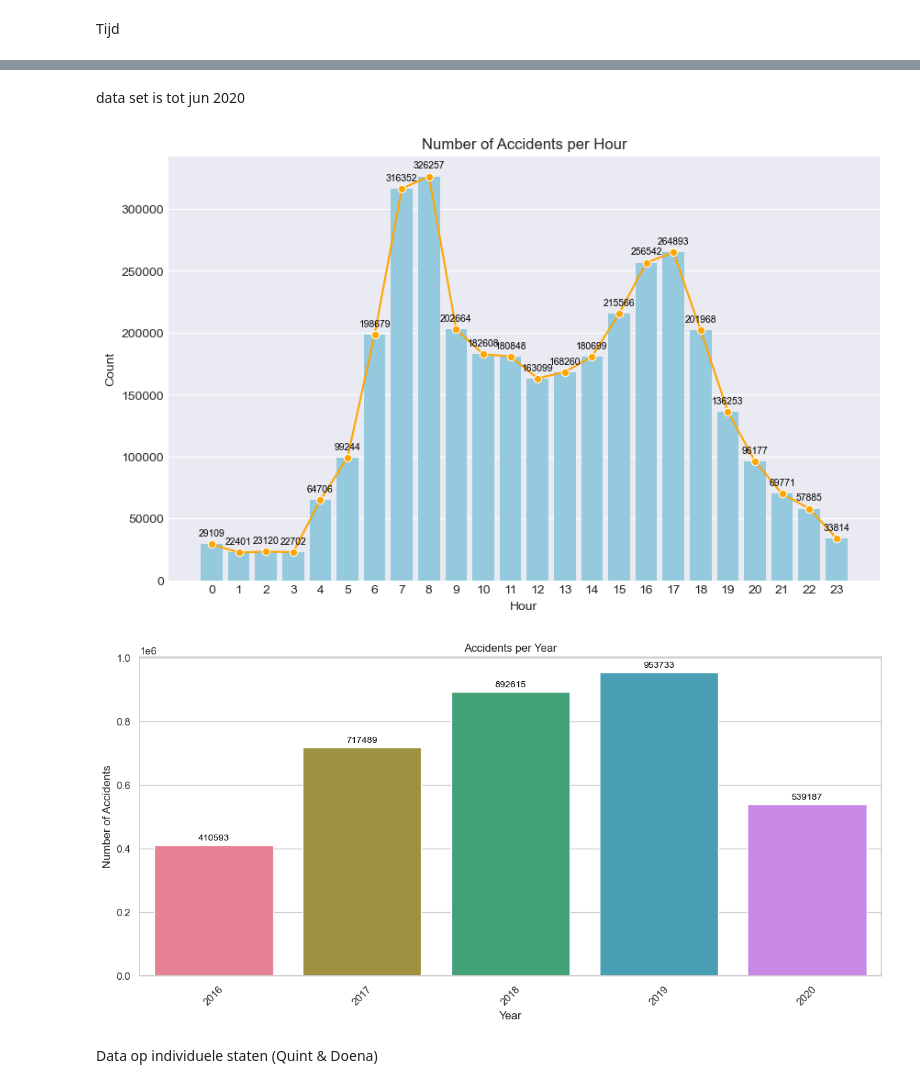
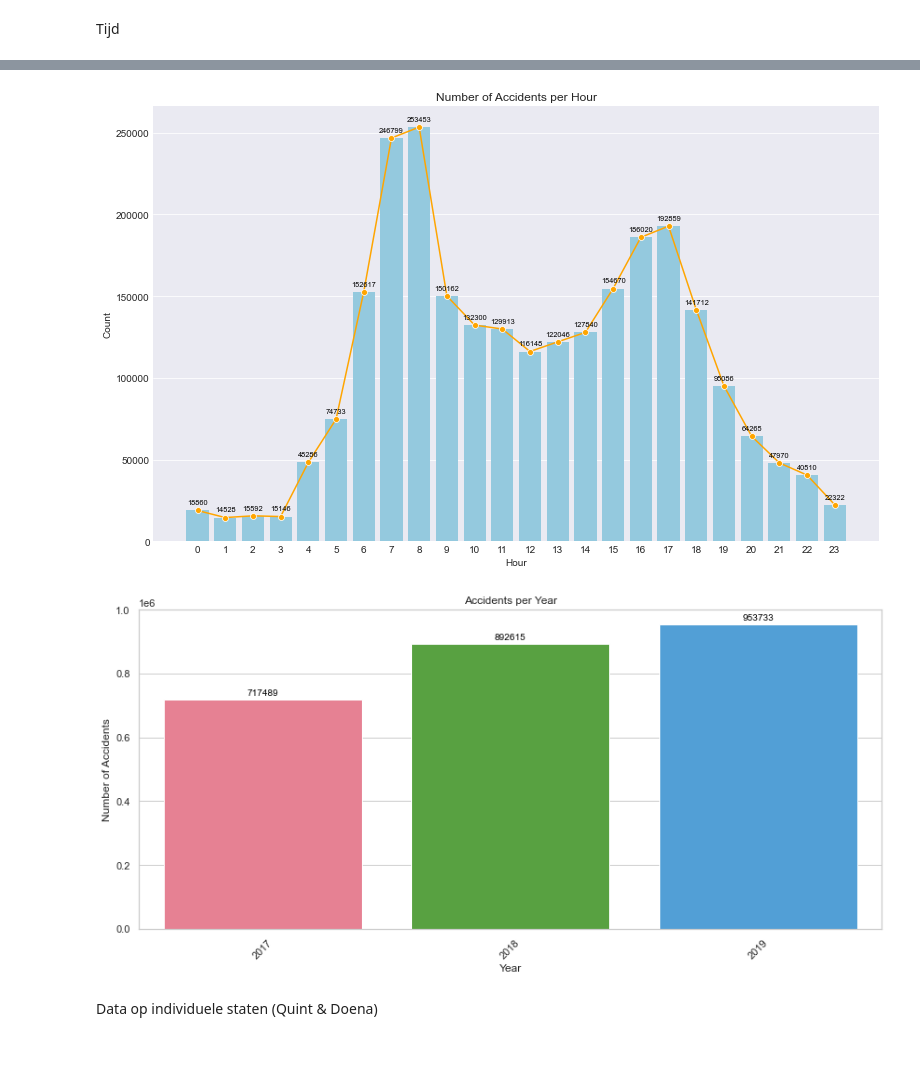
Before and after one commit to IsabelvanDam19/WT_Specialisatie, a Jupyter notebook: Beetje dingen enzo.ipynb, the cells around one changed output, grey strips where cells are left out. Saved outputs shown, nothing was run; the diff lists cells and outputs as text; code cells hidden in the pictures; blank space fills up the shorter version.

```diff
--- a/Beetje dingen enzo.ipynb
+++ b/Beetje dingen enzo.ipynb
@@ -185,6 +171,9 @@ df["Year"]=df["Start_Time"].dt.year
 df["Month"]=df["Start_Time"].dt.month_name()
 df["Day"]=df["Start_Time"].dt.day_name()
 df['Hour']=df['Start_Time'].dt.hour
+# %%
+df_wholey = df[df['Year'].isin([2017, 2018, 2019])]
+#controleer of elke maand voorkomt in elk jaar
 # %%
 # Set the style
 plt.style.use('seaborn-darkgrid')
@@ -281,11 +271,7 @@ plt.show()
-# %%
-df_wholey = df[df['Year'].isin(['2017', '2018', '2019'])]
-# %% [markdown]
-data set is tot jun 2020
 # %%
-hour_counts = df["Hour"].value_counts().reset_index()
+hour_counts = df_wholey["Hour"].value_counts().reset_index()
 hour_counts.columns = ["Hour", "Count"]
-plt.figure(figsize=(10, 6))
+plt.figure(figsize=(13, 8))
 
 # Create a bar plot
 ax = sns.barplot(data=hour_counts, x="Hour", y="Count", color="skyblue")
@@ -307,35 +293,35 @@ plt.title("Number of Accidents per Hour")
 
 plt.show()
 # %% [output]
-[figure, old version]
+[figure, new version]
 # %%
-yearly_accident_counts = df.groupby(['Year']).size().reset_index(name='Accident Count')
+yearly_accident_counts = df_wholey.groupby(['Year']).size().reset_index(name='Accident Count')
 
 # Set a custom color palette (optional)
 custom_palette = sns.color_palette("husl", len(yearly_accident_counts))
 
 # Set plot size and style
 plt.figure(figsize=(12, 6))
 sns.set(style="whitegrid")
 
 # Create a bar plot
 ax = sns.barplot(data=yearly_accident_counts, x='Year', y='Accident Count', palette=custom_palette)
 
 # Customize the plot
 plt.title('Accidents per Year')
 plt.xlabel('Year')
 plt.ylabel('Number of Accidents')
 plt.xticks(rotation=45)
 plt.tight_layout()
 
 # Add data labels on top of each bar
 for p in ax.patches:
     ax.annotate(f'{int(p.get_height())}', (p.get_x() + p.get_width() / 2., p.get_height()),
                 ha='center', va='baseline', fontsize=10, color='black', xytext=(0, 5), textcoords='offset points')
 
 plt.show()
 # %% [output]
-[figure, old version]
+[figure, new version]
 # %% [markdown]
 Data op individuele staten (Quint & Doena)
 # %%
```
Also changed, not shown: parts of 4 cells of this notebook.
